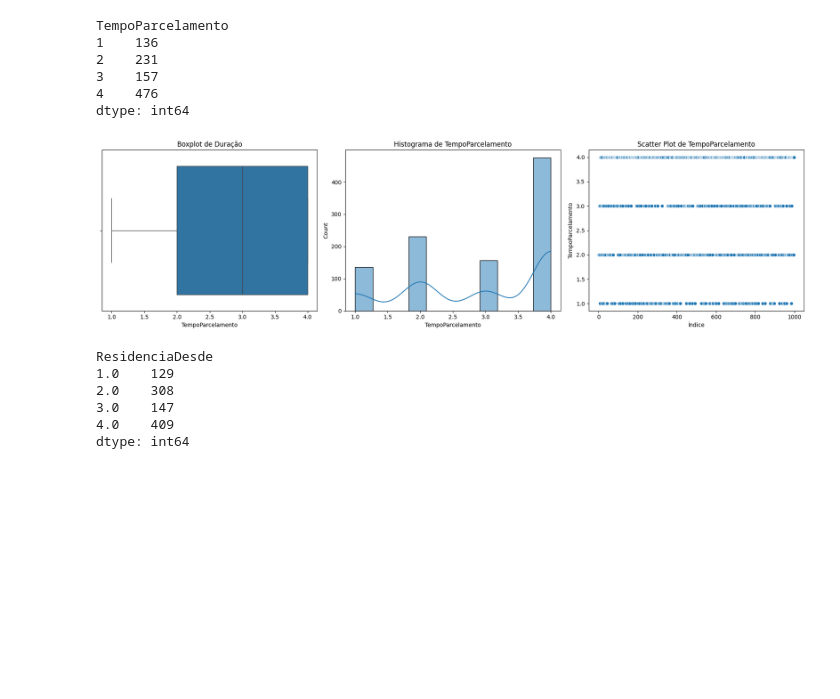
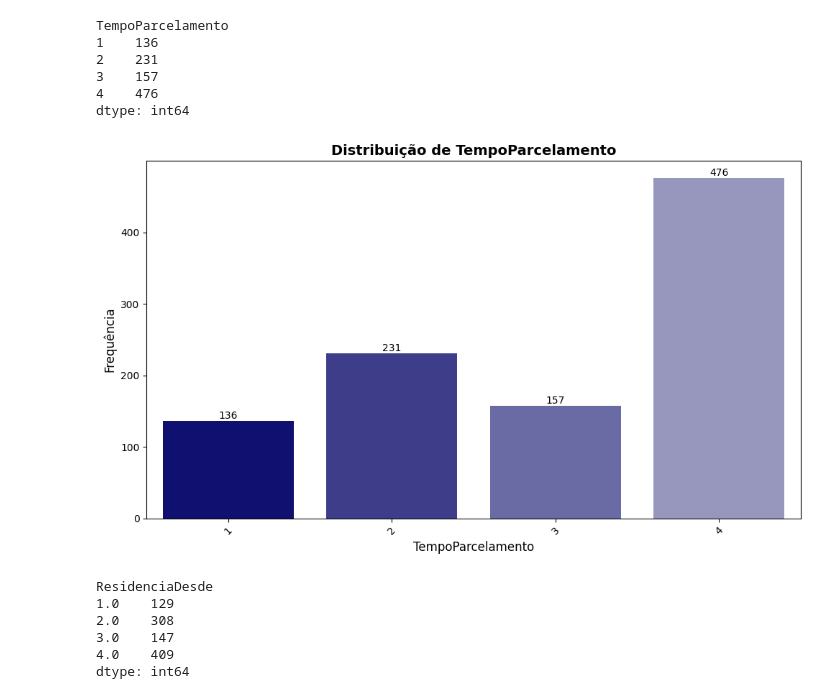
Before and after one commit to Ryans007/DateWithPython, a Jupyter notebook: Projeto Final/projeto_final.ipynb, the cells around one changed output. Saved outputs shown, nothing was run; the diff lists cells and outputs as text; code cells hidden in the pictures; blank space fills up the shorter version.

```diff
--- a/Projeto Final/projeto_final.ipynb
+++ b/Projeto Final/projeto_final.ipynb
@@ -266,9 +268,9 @@ TempoParcelamento
 dtype: int64
 # %%
 # Gráficos
-my_numerical_graphics(df_credito, 'TempoParcelamento')
+my_barplot_single(df_credito, 'TempoParcelamento')
 # %% [output]
-[figure, old version]
+[figure, new version]
 # %%
 # Coluna ResidenciaDesde
 groupby_ResidenciaDesde = df_credito.groupby(df_credito['ResidenciaDesde']).size()
```
Also changed, not shown: parts of 30 cells of this notebook, 1 other file.
